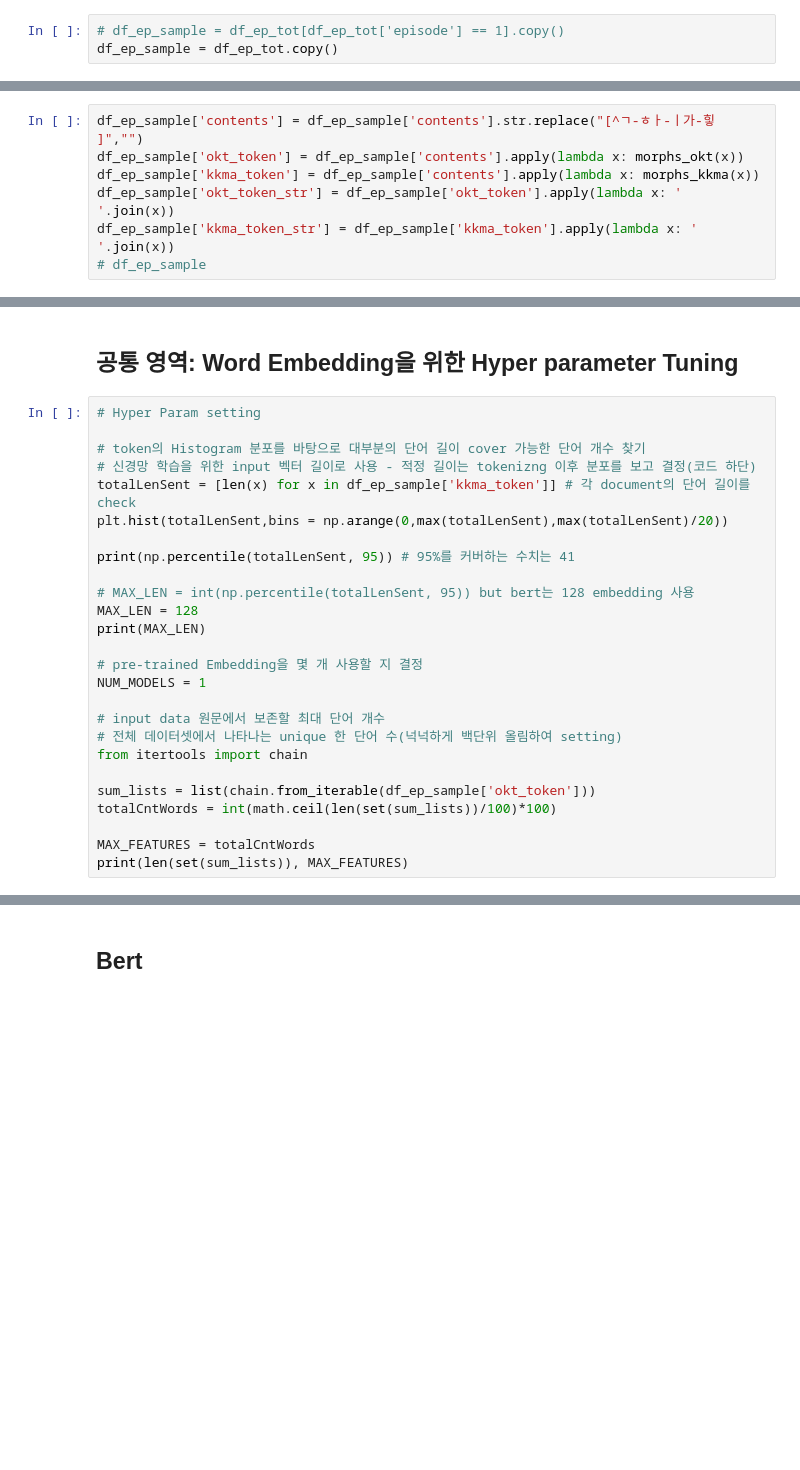
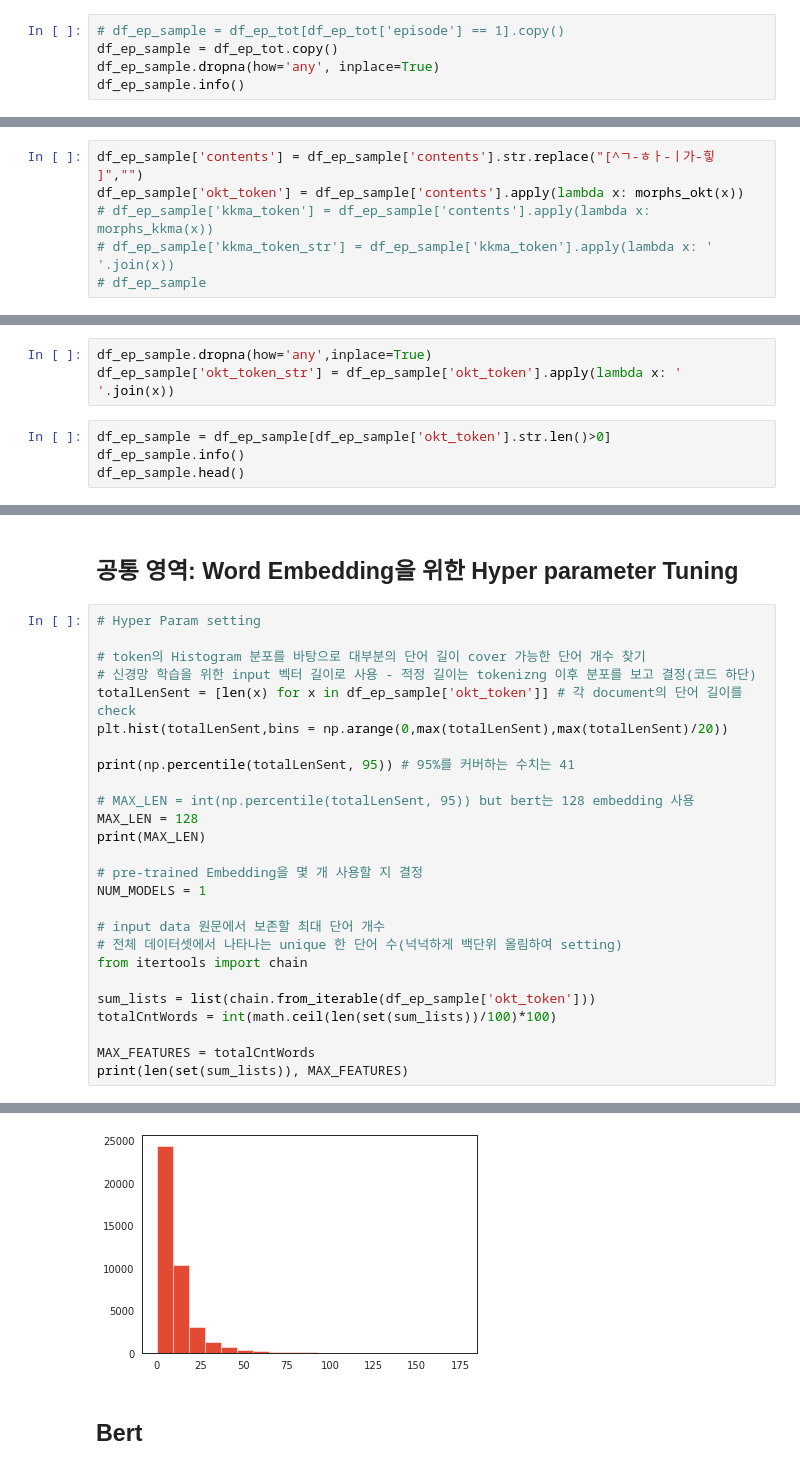
Before and after one commit to jaehyun0220/Colab, a Jupyter notebook: Media_Project_2.ipynb, the cells around one changed output, grey strips where cells are left out. Drawn from its saved outputs; the diff is of its cells as text; blank space fills up the shorter version.

```diff
--- a/Media_Project_2.ipynb
+++ b/Media_Project_2.ipynb
@@ -206,3 +215,5 @@ None
 # %%
 # df_ep_sample = df_ep_tot[df_ep_tot['episode'] == 1].copy()
 df_ep_sample = df_ep_tot.copy()
+df_ep_sample.dropna(how='any', inplace=True)
+df_ep_sample.info()
@@ -267,8 +296,7 @@ def morphs_kkma(x):
 # %%
 df_ep_sample['contents'] = df_ep_sample['contents'].str.replace("[^ㄱ-ㅎㅏ-ㅣ가-힣 ]","")
 df_ep_sample['okt_token'] = df_ep_sample['contents'].apply(lambda x: morphs_okt(x))
-df_ep_sample['kkma_token'] = df_ep_sample['contents'].apply(lambda x: morphs_kkma(x))
-df_ep_sample['okt_token_str'] = df_ep_sample['okt_token'].apply(lambda x: ' '.join(x))
-df_ep_sample['kkma_token_str'] = df_ep_sample['kkma_token'].apply(lambda x: ' '.join(x))
+# df_ep_sample['kkma_token'] = df_ep_sample['contents'].apply(lambda x: morphs_kkma(x))
+# df_ep_sample['kkma_token_str'] = df_ep_sample['kkma_token'].apply(lambda x: ' '.join(x))
 # df_ep_sample
 # %% [output]
@@ -278,0 +304,7 @@ TypeError: ignored
+# %%
+df_ep_sample.dropna(how='any',inplace=True)
+df_ep_sample['okt_token_str'] = df_ep_sample['okt_token'].apply(lambda x: ' '.join(x))
+# %%
+df_ep_sample = df_ep_sample[df_ep_sample['okt_token'].str.len()>0]
+df_ep_sample.info()
+df_ep_sample.head()
@@ -283,7 +340,7 @@ TypeError: ignored
 
 # token의 Histogram 분포를 바탕으로 대부분의 단어 길이 cover 가능한 단어 개수 찾기
 # 신경망 학습을 위한 input 벡터 길이로 사용 - 적정 길이는 tokenizng 이후 분포를 보고 결정(코드 하단)
-totalLenSent = [len(x) for x in df_ep_sample['kkma_token']] # 각 document의 단어 길이를 check
+totalLenSent = [len(x) for x in df_ep_sample['okt_token']] # 각 document의 단어 길이를 check
 plt.hist(totalLenSent,bins = np.arange(0,max(totalLenSent),max(totalLenSent)/20))
 
 print(np.percentile(totalLenSent, 95)) # 95%를 커버하는 수치는 41
@@ -304,3 +361,4 @@ totalCntWords = int(math.ceil(len(set(sum_lists))/100)*100)
 
 MAX_FEATURES = totalCntWords
 print(len(set(sum_lists)), MAX_FEATURES)
+# %% [output]
@@ -307,3 +368,4 @@ print(len(set(sum_lists)), MAX_FEATURES)
+[figure, added]
 # %% [markdown]
 ## Bert
 # %%
```
Also changed, not shown: parts of 19 cells of this notebook.
